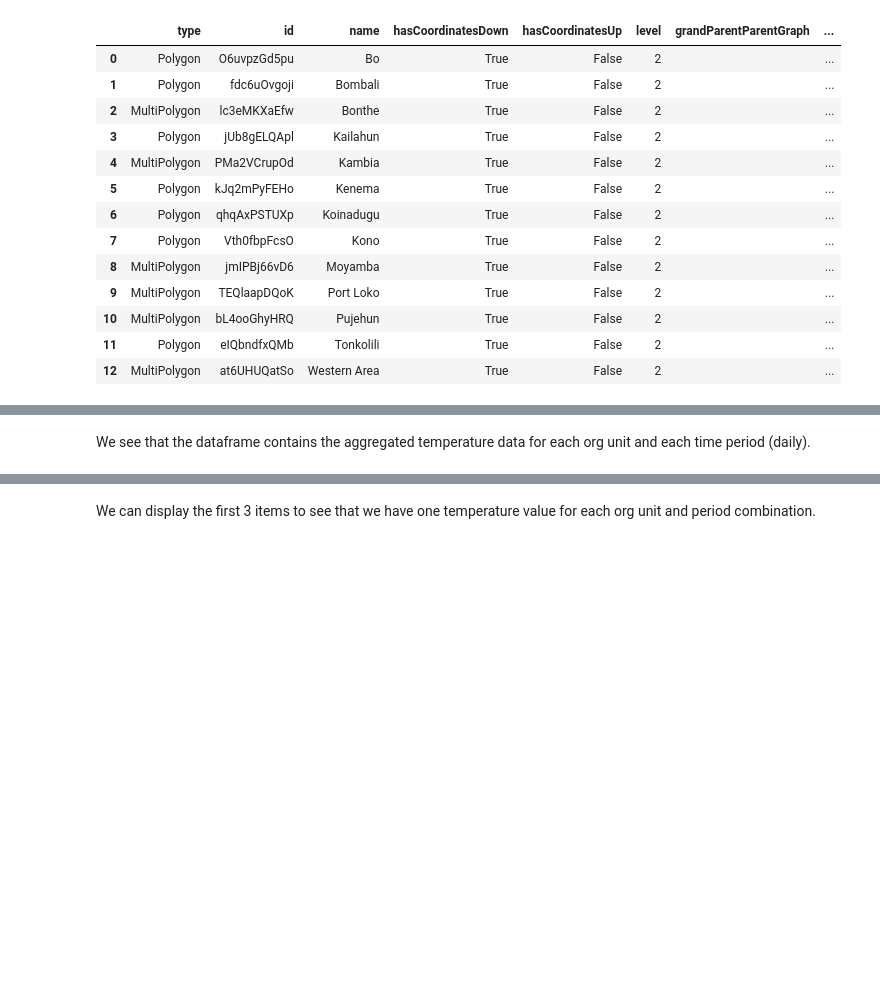
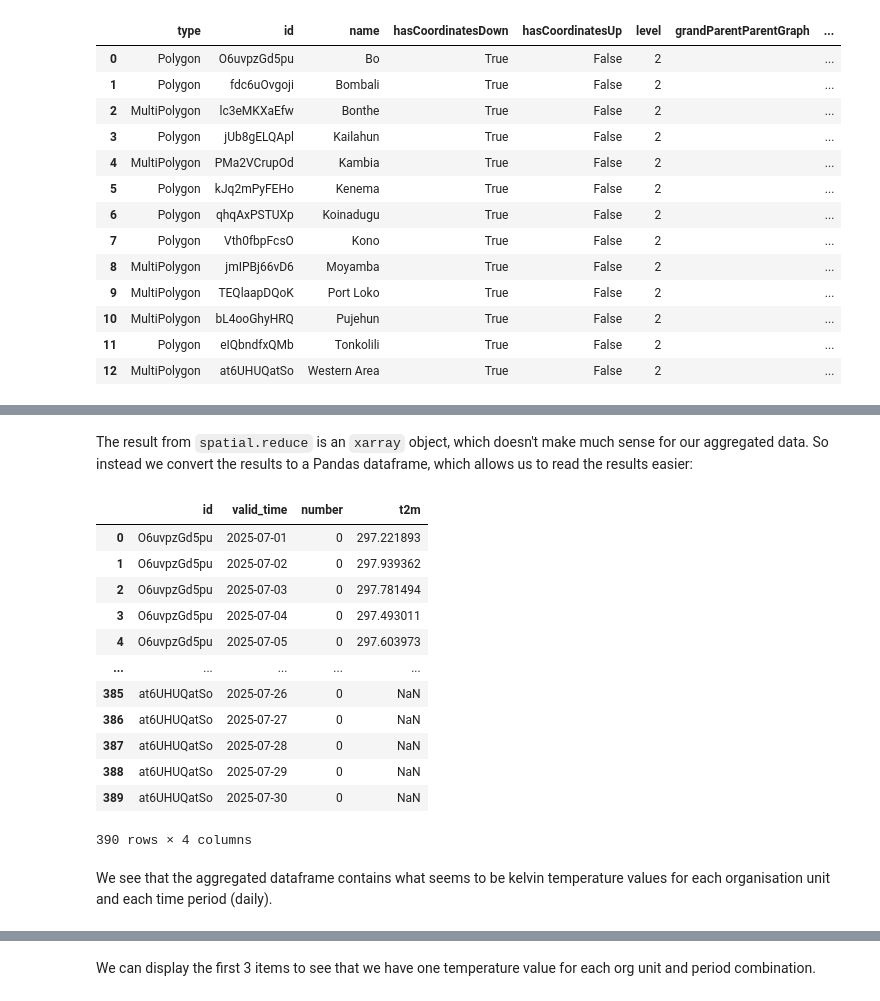
Before and after one commit to dhis2/climate-tools, a Jupyter notebook: docs/aggregation/org-unit-aggregation.ipynb, the cells around one changed output, grey strips where cells are left out. Drawn from its saved outputs; the diff is of its cells as text; code cells hidden in the pictures; blank space fills up the shorter version.

```diff
--- a/docs/aggregation/org-unit-aggregation.ipynb
+++ b/docs/aggregation/org-unit-aggregation.ipynb
@@ -111,2 +140,21 @@ agg_df.to_dataframe().reset_index()
+# %% [markdown]
+The result from `spatial.reduce` is an `xarray` object, which doesn't make much sense for our aggregated data. So instead we convert the results to a Pandas dataframe, which allows us to read the results easier:
+# %%
+agg_temp_df = agg_temp.to_dataframe().reset_index()
+agg_temp_df
+# %% [output]
+|  | id | valid_time | number | t2m |
+| 0 | O6uvpzGd5pu | 2025-07-01 | 0 | 297.221893 |
+| 1 | O6uvpzGd5pu | 2025-07-02 | 0 | 297.939362 |
+| 2 | O6uvpzGd5pu | 2025-07-03 | 0 | 297.781494 |
+| 3 | O6uvpzGd5pu | 2025-07-04 | 0 | 297.493011 |
+| 4 | O6uvpzGd5pu | 2025-07-05 | 0 | 297.603973 |
+| ... | ... | ... | ... | ... |
+| 385 | at6UHUQatSo | 2025-07-26 | 0 | NaN |
+| 386 | at6UHUQatSo | 2025-07-27 | 0 | NaN |
+| 387 | at6UHUQatSo | 2025-07-28 | 0 | NaN |
+| 388 | at6UHUQatSo | 2025-07-29 | 0 | NaN |
+| 389 | at6UHUQatSo | 2025-07-30 | 0 | NaN |
+390 rows × 4 columns
 # %% [markdown]
-We see that the dataframe contains the aggregated temperature data for each org unit and each time period (daily).
+We see that the aggregated dataframe contains what seems to be kelvin temperature values for each organisation unit and each time period (daily).
```
Also changed, not shown: parts of 25 cells of this notebook, 2 other files.
